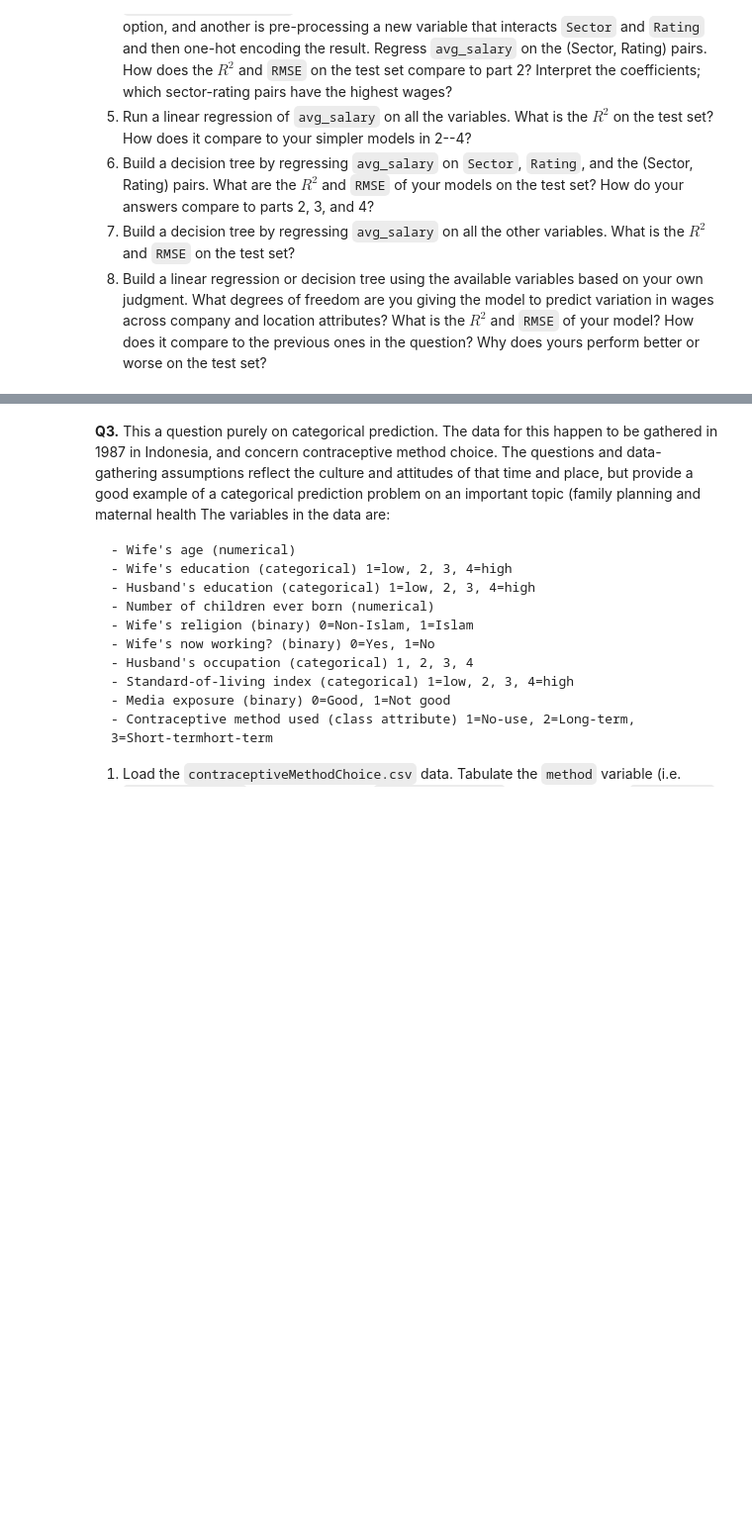
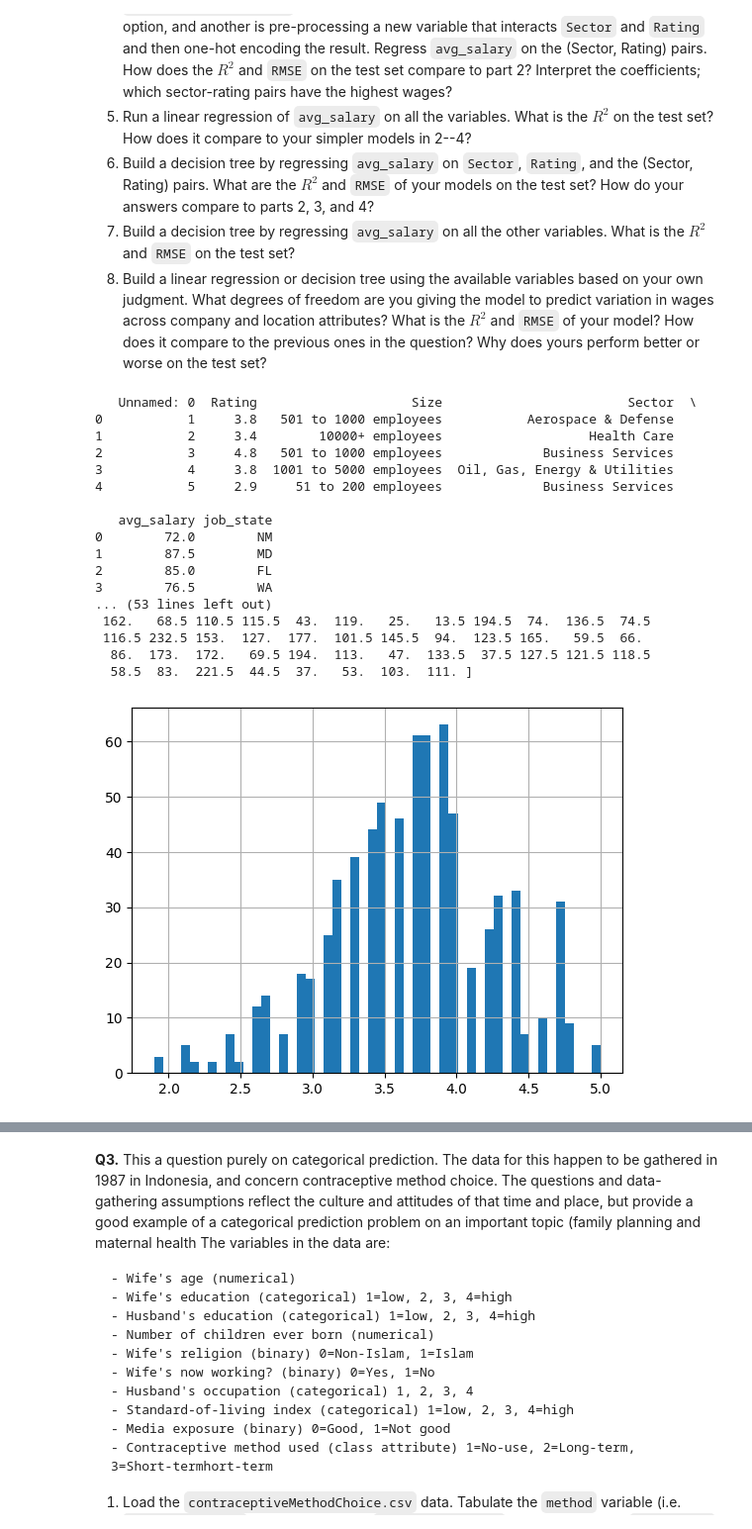
Before and after one commit to kaitlinblakeslee/assignment4, a Jupyter notebook: assignment4.ipynb, the cells around one changed output, grey strips where cells are left out. Shown at 99% size. Saved outputs shown, nothing was run; the diff lists cells and outputs as text; code cells hidden in the pictures; blank space fills up the shorter version.

```diff
--- a/assignment4.ipynb
+++ b/assignment4.ipynb
@@ -640,3 +640,53 @@ Overall, the linear regression model has better performance on this test set.
   6. Build a decision tree by regressing `avg_salary` on `Sector`, `Rating`, and the (Sector, Rating) pairs. What are the $R^2$ and `RMSE` of your models on the test set? How do your answers compare to parts 2, 3, and 4?
   7. Build a decision tree by regressing `avg_salary` on all the other variables. What is the $R^2$ and `RMSE` on the test set?
   8. Build a linear regression or decision tree using the available variables based on your own judgment. What degrees of freedom are you giving the model to predict variation in wages across company and location attributes? What is the $R^2$ and `RMSE` of your model? How does it compare to the previous ones in the question? Why does yours perform better or worse on the test set?
+# %%
+# 2.1 Load the wages_hw.csv file.
+
+wdf = pd.read_csv('./assignment4/data/wages_hw.csv')
+
+print(wdf.head())
+print(wdf.shape) #look at dimensions
+print(wdf.columns.tolist()) #summarize variables
+print(wdf.dtypes) #summarize variable datatypes
+
+# How to create a missing value dummy:
+wdf['Rating'+'_nan'] = wdf['Rating'].isnull() # Equals 1 if missing, 0 if non-null
+
+# After coercion:
+print('After coercion: \n', wdf['Rating'].describe(),'\n') # Describe the numeric variable
+wdf['Rating'].hist(bins = 50) # Histogram of the variable values
+print('Total Missings: \n', sum(wdf['Rating'+'_nan']),'\n') # How many missing values are there? # zero missings
+
+print(wdf['Size'].unique(),'\n') #There are some 'unknown' sized companies which is not good.
+# Specify the value you want to count
+value_to_count = 'Unknown'
+# Use conditional filtering to count the occurrences of the specific value
+count = (wdf['Size'] == value_to_count).sum()
+print(f"Number of data points with value '{value_to_count}' for 'Size': {count}") #appears to be only 2 unknowns
+
+print(wdf['Sector'].unique(),'\n') # No Unknowns
+print(wdf['avg_salary'].unique(),'\n') # No Unknowns
+
+#Split the sample into an ~80% training set and a ~20% test set. Do any necessary cleaning, including outliers and missings.
+
+train_data, test_data = train_test_split(wdf, test_size=0.2, random_state=42)
+# %% [output]
+   Unnamed: 0  Rating                    Size                        Sector  \
+0           1     3.8   501 to 1000 employees           Aerospace & Defense
+1           2     3.4        10000+ employees                   Health Care
+2           3     4.8   501 to 1000 employees             Business Services
+3           4     3.8  1001 to 5000 employees  Oil, Gas, Energy & Utilities
+4           5     2.9     51 to 200 employees             Business Services
+
+   avg_salary job_state
+0        72.0        NM
+1        87.5        MD
+2        85.0        FL
+3        76.5        WA
+... (53 lines left out)
+ 162.   68.5 110.5 115.5  43.  119.   25.   13.5 194.5  74.  136.5  74.5
+ 116.5 232.5 153.  127.  177.  101.5 145.5  94.  123.5 165.   59.5  66.
+  86.  173.  172.   69.5 194.  113.   47.  133.5  37.5 127.5 121.5 118.5
+  58.5  83.  221.5  44.5  37.   53.  103.  111. ]
+[figure, added]
```
Also changed, not shown: parts of 2 cells of this notebook.
